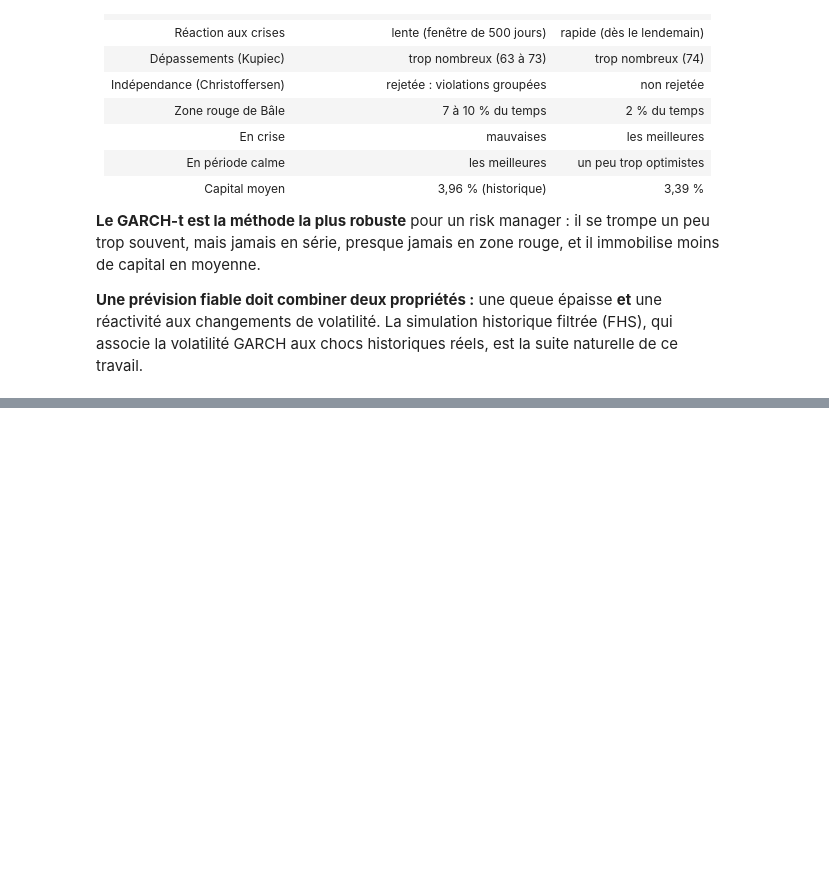
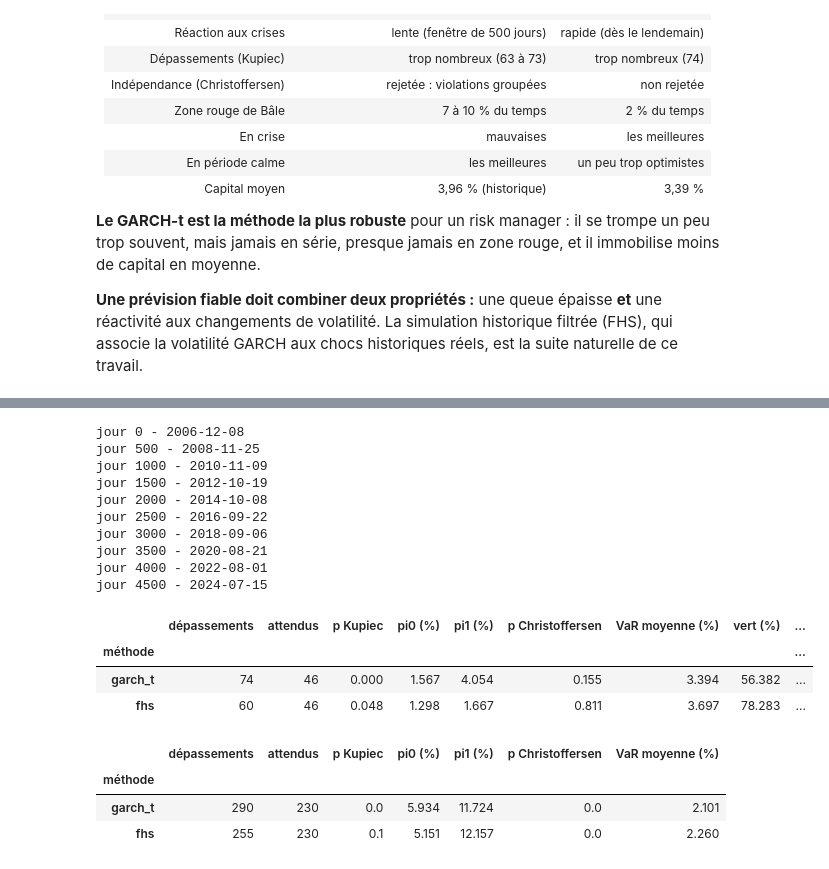
Before and after one commit to kavinthanrasenthiram/Market-Risk, a Jupyter notebook: notebooks/05_backtest.ipynb, the cells around one changed output, grey strips where cells are left out. Cells and saved outputs as stored; diff of their text form; code cells hidden in the pictures; blank space fills up the shorter version.

```diff
--- a/notebooks/05_backtest.ipynb
+++ b/notebooks/05_backtest.ipynb
@@ -220,0 +244,34 @@ est la suite naturelle de ce travail.
+# %%
+from src.backtest import rolling_fhs
+
+chemin_fhs = "../data/backtest_fhs.csv"
+if os.path.exists(chemin_fhs):
+    fhs = pd.read_csv(chemin_fhs, index_col=0, parse_dates=True)
+else:
+    fhs = rolling_fhs(losses)            # quelques minutes
+    fhs.to_csv(chemin_fhs)
+
+resultats_fhs = resultats.join(fhs)
+backtest_table(resultats_fhs, ["garch_t", "fhs"], 0.99)
+# %% [output]
+jour 0 - 2006-12-08
+jour 500 - 2008-11-25
+jour 1000 - 2010-11-09
+jour 1500 - 2012-10-19
+jour 2000 - 2014-10-08
+jour 2500 - 2016-09-22
+jour 3000 - 2018-09-06
+jour 3500 - 2020-08-21
+jour 4000 - 2022-08-01
+jour 4500 - 2024-07-15
+|  | dépassements | attendus | p Kupiec | pi0 (%) | pi1 (%) | p Christoffersen | VaR moyenne (%) | vert (%) | ... |
+| méthode |  |  |  |  |  |  |  |  | ... |
+| garch_t | 74 | 46 | 0.000 | 1.567 | 4.054 | 0.155 | 3.394 | 56.382 | ... |
+| fhs | 60 | 46 | 0.048 | 1.298 | 1.667 | 0.811 | 3.697 | 78.283 | ... |
+# %%
+backtest_table(resultats_fhs, ["garch_t", "fhs"], 0.95)
+# %% [output]
+|  | dépassements | attendus | p Kupiec | pi0 (%) | pi1 (%) | p Christoffersen | VaR moyenne (%) |
+| méthode |  |  |  |  |  |  |  |
+| garch_t | 290 | 230 | 0.0 | 5.934 | 11.724 | 0.0 | 2.101 |
+| fhs | 255 | 230 | 0.1 | 5.151 | 12.157 | 0.0 | 2.260 |
```
Also changed, not shown: parts of 5 cells of this notebook, 3 other files.
